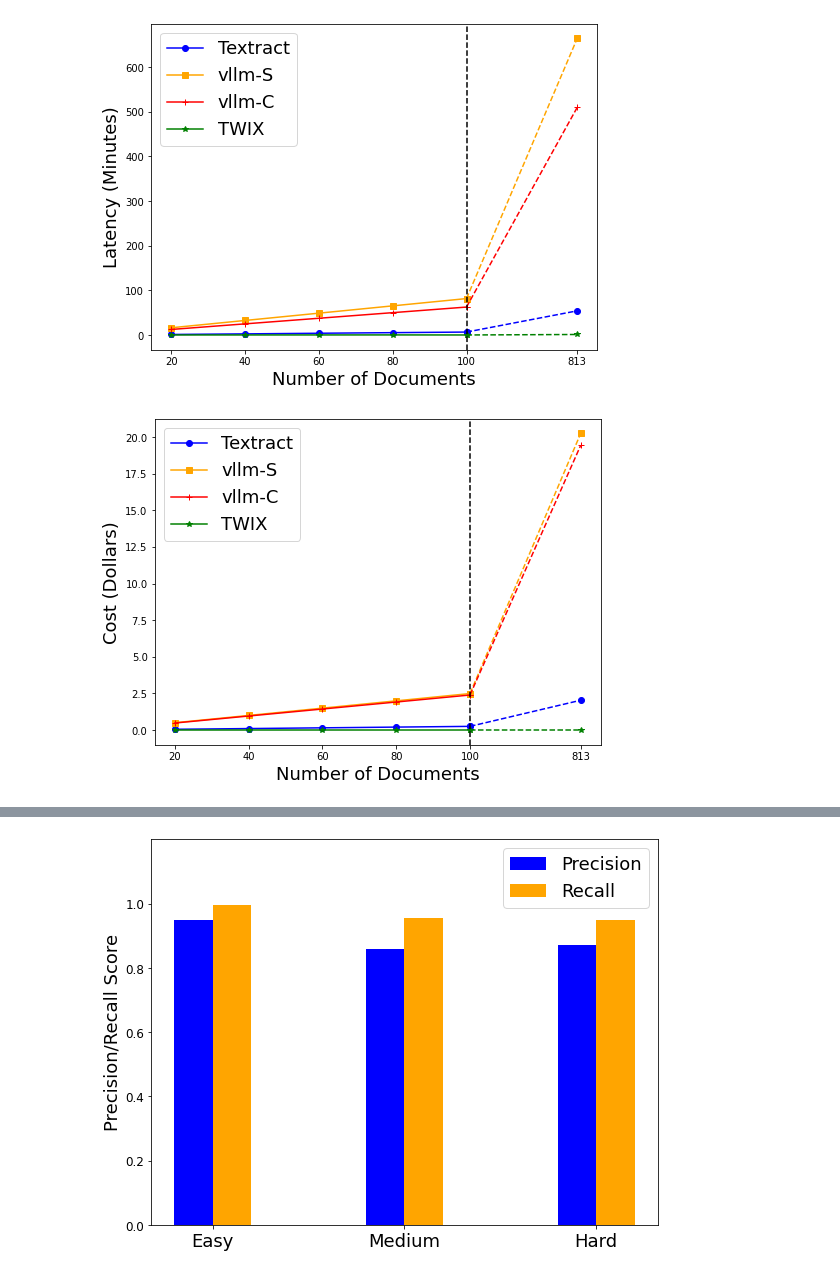
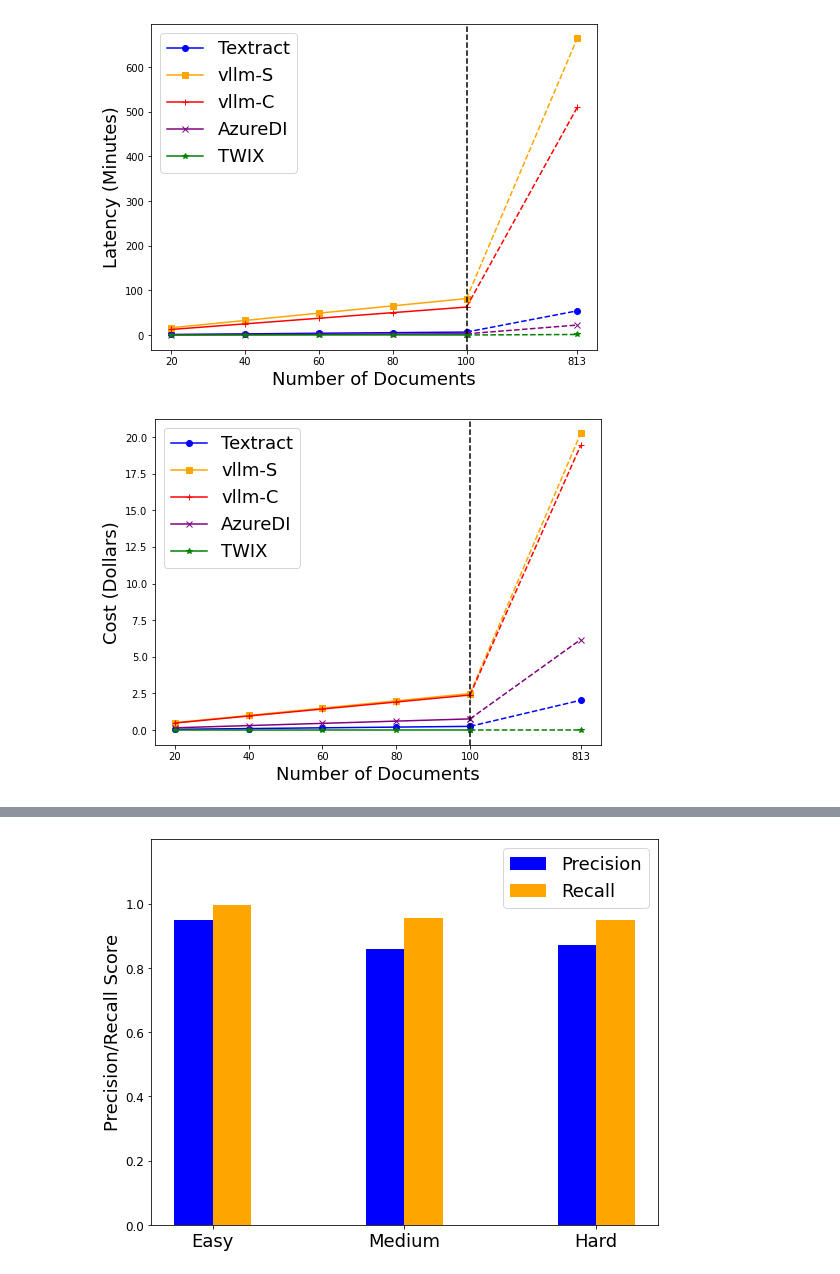
Before and after one commit to yiminl18/DOC-TRIX, a Jupyter notebook: utils/helper.ipynb, the cells around one changed output, grey strips where cells are left out. Saved outputs shown, nothing was run; the diff lists cells and outputs as text; code cells hidden in the pictures.

```diff
--- a/utils/helper.ipynb
+++ b/utils/helper.ipynb
@@ -136,6 +80,11 @@ vllmS = [20*49,40*49,60*49,80*49,100*49,813*49]
 vllmS = [x / 60 for x in vllmS]
 vllmC = [20*37.6,40*37.6,60*37.6,80*37.6,100*37.6,813*37.6]
 vllmC = [x / 60 for x in vllmC]
+
+uc = 1.65
+AzureDI = [20*uc,40*uc,60*uc,80*uc,100*uc,813*uc]
+AzureDI = [x / 60 for x in AzureDI]
+
 nc = 0.08
 RT = [9.7+20*nc,9.7+40*nc,9.8+60*nc,9.8+100*nc,10,10.3+813*nc]
 RT = [x / 60 for x in RT]
@@ -156,6 +105,9 @@ plt.plot(x_transformed[4:], vllmS[4:], marker='s', linestyle='--', color='orange
 plt.plot(x_transformed[:5], vllmC[:5], marker='+', color='red', label='vllm-C')
 plt.plot(x_transformed[4:], vllmC[4:], marker='+', linestyle='--', color='red')
 
+plt.plot(x_transformed[:5], AzureDI[:5], marker='x', color='purple', label='AzureDI')
+plt.plot(x_transformed[4:], AzureDI[4:], marker='x', linestyle='--', color='purple')
+
 plt.plot(x_transformed[:5], RT[:5], marker='*', color='green', label='TWIX')
 plt.plot(x_transformed[4:], RT[4:], marker='*', linestyle='--', color='green')
 
@@ -176,7 +128,7 @@ plt.legend(fontsize=18)
 #plt.show()
 plt.savefig('/Users/yiminglin/Documents/research/Pdf_reverse/pics/latency_scale.pdf', format='pdf',bbox_inches='tight', dpi=300)
 # %% [output]
-[figure, old version]
+[figure, new version]
 # %%
 import matplotlib.pyplot as plt
 
@@ -189,9 +141,12 @@ uc = 0.0249
 vllmS = [20*uc,40*uc,60*uc,80*uc,100*uc,813*uc]
 uc = 0.0239
 vllmC = [20*uc,40*uc,60*uc,80*uc,100*uc,813*uc]
+uc = 0.0076
+AzureDI = [20*uc,40*uc,60*uc,80*uc,100*uc,813*uc]
 #vllmC = [x / 60 for x in vllmC]
 RT = [0.0036,0.0036,0.0036,0.0036,0.0036,0.0036]
 #RT = [x / 60 for x in RT]
+
 
 # Adjust the transformation to compress the 100-1000 section further
 x_transformed = [20, 40, 60, 80, 100, 130]  # Compress 100-1000 range further
@@ -202,34 +157,37 @@ plt.figure(figsize=(8, 6))
 # Plot the main line and separate dashed section
 plt.plot(x_transformed[:5], aws[:5], marker='o', color='blue', label='Textract')
 plt.plot(x_transformed[4:], aws[4:], marker='o', linestyle='--', color='blue')
 
 plt.plot(x_transformed[:5], vllmS[:5], marker='s', color='orange', label='vllm-S')
 plt.plot(x_transformed[4:], vllmS[4:], marker='s', linestyle='--', color='orange')
 
 plt.plot(x_transformed[:5], vllmC[:5], marker='+', color='red', label='vllm-C')
 plt.plot(x_transformed[4:], vllmC[4:], marker='+', linestyle='--', color='red')
+
+plt.plot(x_transformed[:5], AzureDI[:5], marker='x', color='purple', label='AzureDI')
+plt.plot(x_transformed[4:], AzureDI[4:], marker='x', linestyle='--', color='purple')
 
 plt.plot(x_transformed[:5], RT[:5], marker='*', color='green', label='TWIX')
 plt.plot(x_transformed[4:], RT[4:], marker='*', linestyle='--', color='green')
 
 
 # Add a vertical dashed line at x=100 (transformed)
 plt.axvline(x=100, linestyle='--', color='black')
 
 # Customize x-axis ticks to reflect the original scale
 plt.xticks(x_transformed, x)
 plt.xlabel('Number of Documents',fontsize=18)
 plt.ylabel('Cost (Dollars)',fontsize=18)
 #plt.title('Custom X-Scale Plot with Enhanced Scaling')
 #plt.grid(alpha=0.5)
 
 plt.legend(fontsize=18)
 
 # Show the updated plot
 #plt.show()
 plt.savefig('/Users/yiminglin/Documents/research/Pdf_reverse/pics/cost_scale.pdf', format='pdf',bbox_inches='tight', dpi=300)
 # %% [output]
-[figure, old version]
+[figure, new version]
 # %%
 import matplotlib.pyplot as plt
 import numpy as np
```
Also changed, not shown: parts of 5 cells of this notebook, 2 other files.
